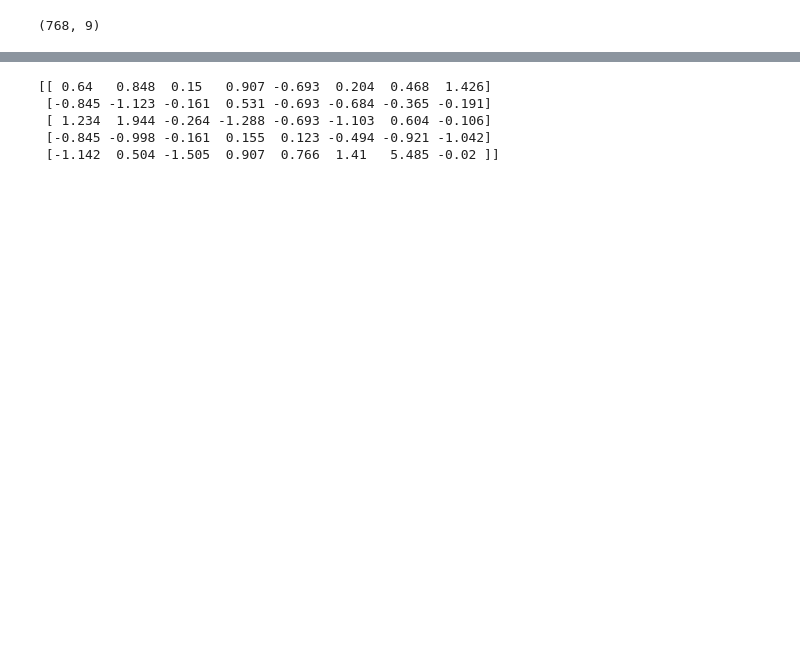
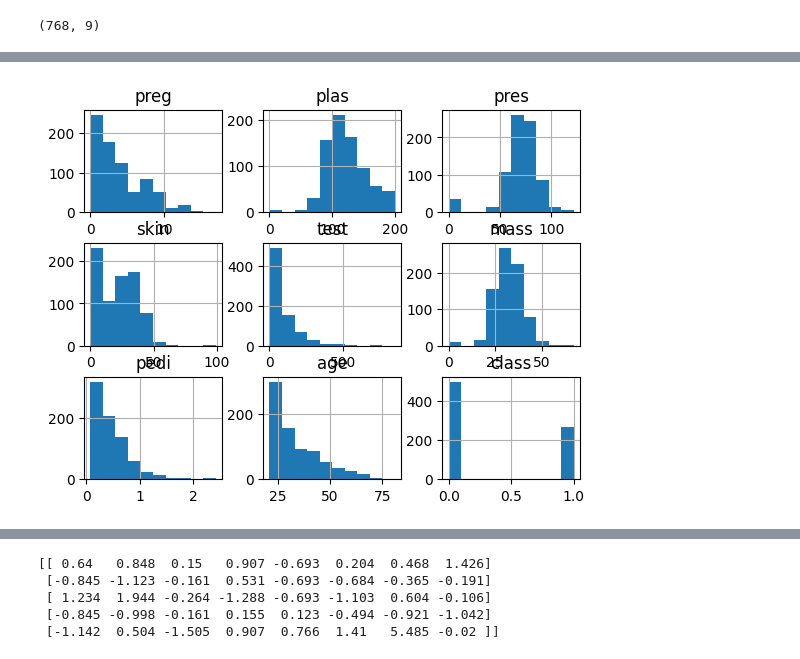
Before and after one commit to ottter/6720-final, a Jupyter notebook: Python-Machine-Learning-Mini-Course.ipynb, the cells around one changed output, grey strips where cells are left out. Cells and saved outputs as stored; diff of their text form; code cells hidden in the pictures; blank space fills up the shorter version.

```diff
--- a/Python-Machine-Learning-Mini-Course.ipynb
+++ b/Python-Machine-Learning-Mini-Course.ipynb
@@ -68,0 +137,6 @@ plt.show()
+# %%
+# Histogram of the data
+data.hist()
+plt.show()
+# %% [output]
+[figure, added]
```
Also changed, not shown: parts of 43 cells of this notebook, 2 other files.
